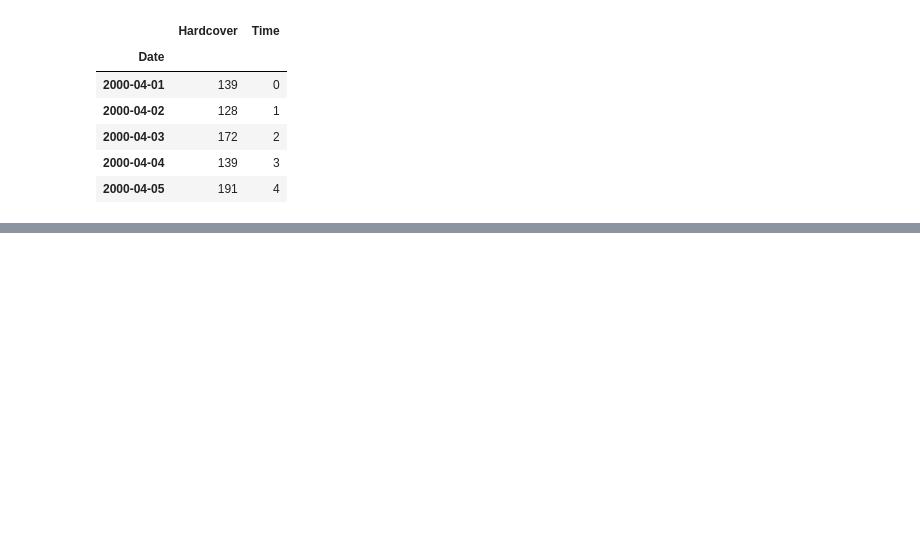
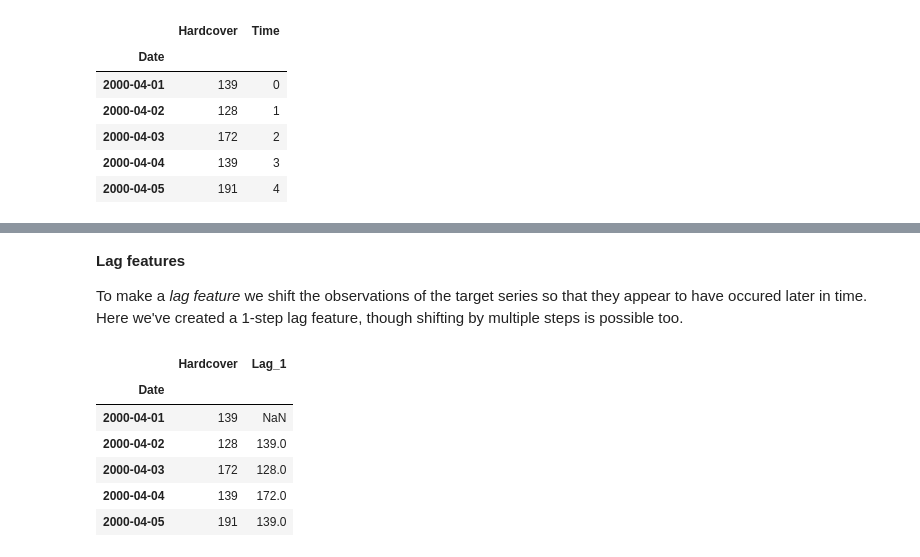
Before and after one commit to urcuqui/Data-Science, a Jupyter notebook: Forecasting/time series.ipynb, the cells around one changed output, grey strips where cells are left out. Cells and saved outputs as stored; diff of their text form; code cells hidden in the pictures; blank space fills up the shorter version.

```diff
--- a/Forecasting/time series.ipynb
+++ b/Forecasting/time series.ipynb
@@ -63,0 +99,17 @@ Linear regression with the time dummy produces the model:
+# %% [markdown]
+**Lag features**
+
+To make a *lag feature* we shift the observations of the target series so that they appear to have occured later in time. Here we've created a 1-step lag feature, though shifting by multiple steps is possible too.
+# %%
+df['Lag_1'] = df['Hardcover'].shift(1)
+df = df.reindex(columns=['Hardcover', 'Lag_1'])
+
+df.head()
+# %% [output]
+|  | Hardcover | Lag_1 |
+| Date |  |  |
+| 2000-04-01 | 139 | NaN |
+| 2000-04-02 | 128 | 139.0 |
+| 2000-04-03 | 172 | 128.0 |
+| 2000-04-04 | 139 | 172.0 |
+| 2000-04-05 | 191 | 139.0 |
```
Also changed, not shown: parts of 5 cells of this notebook.
